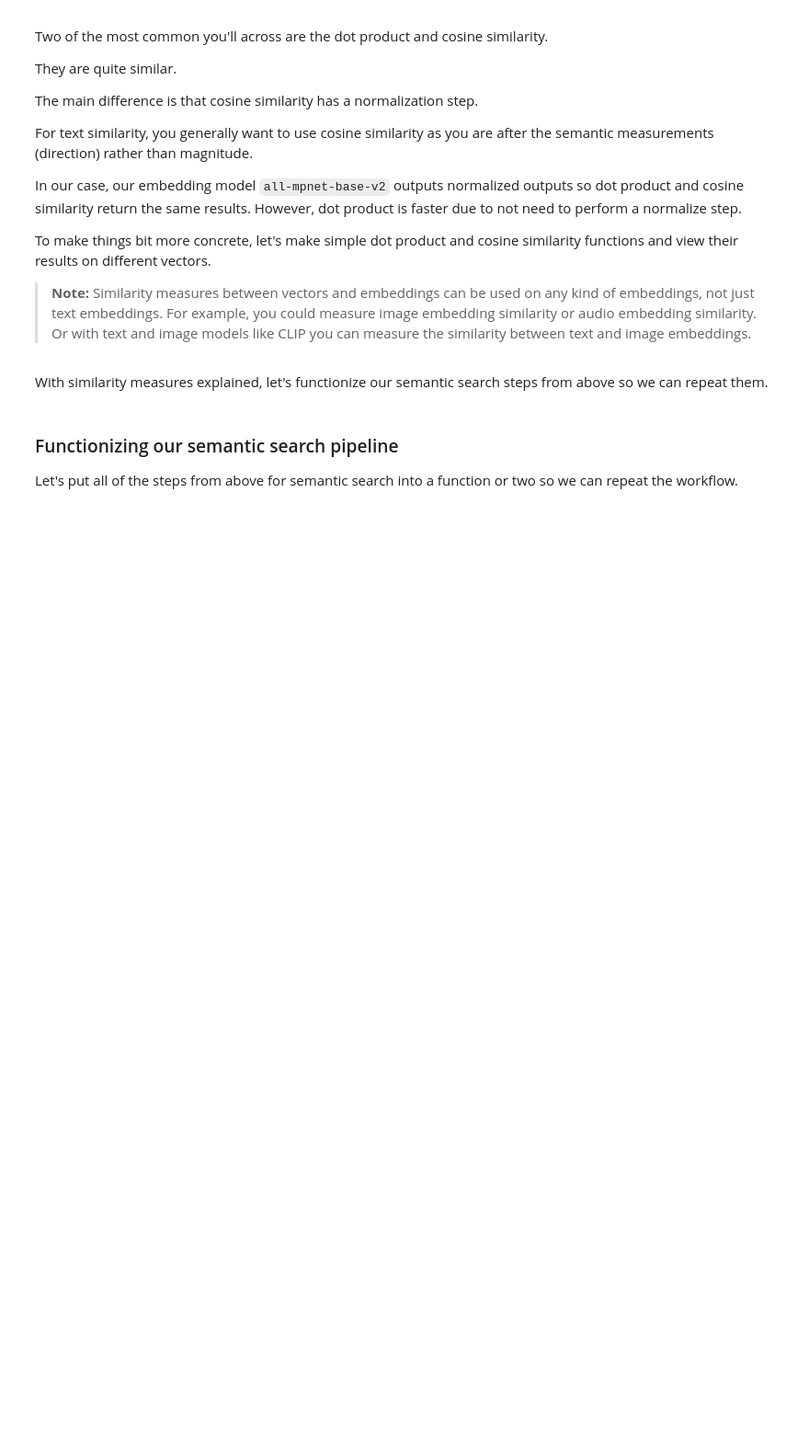
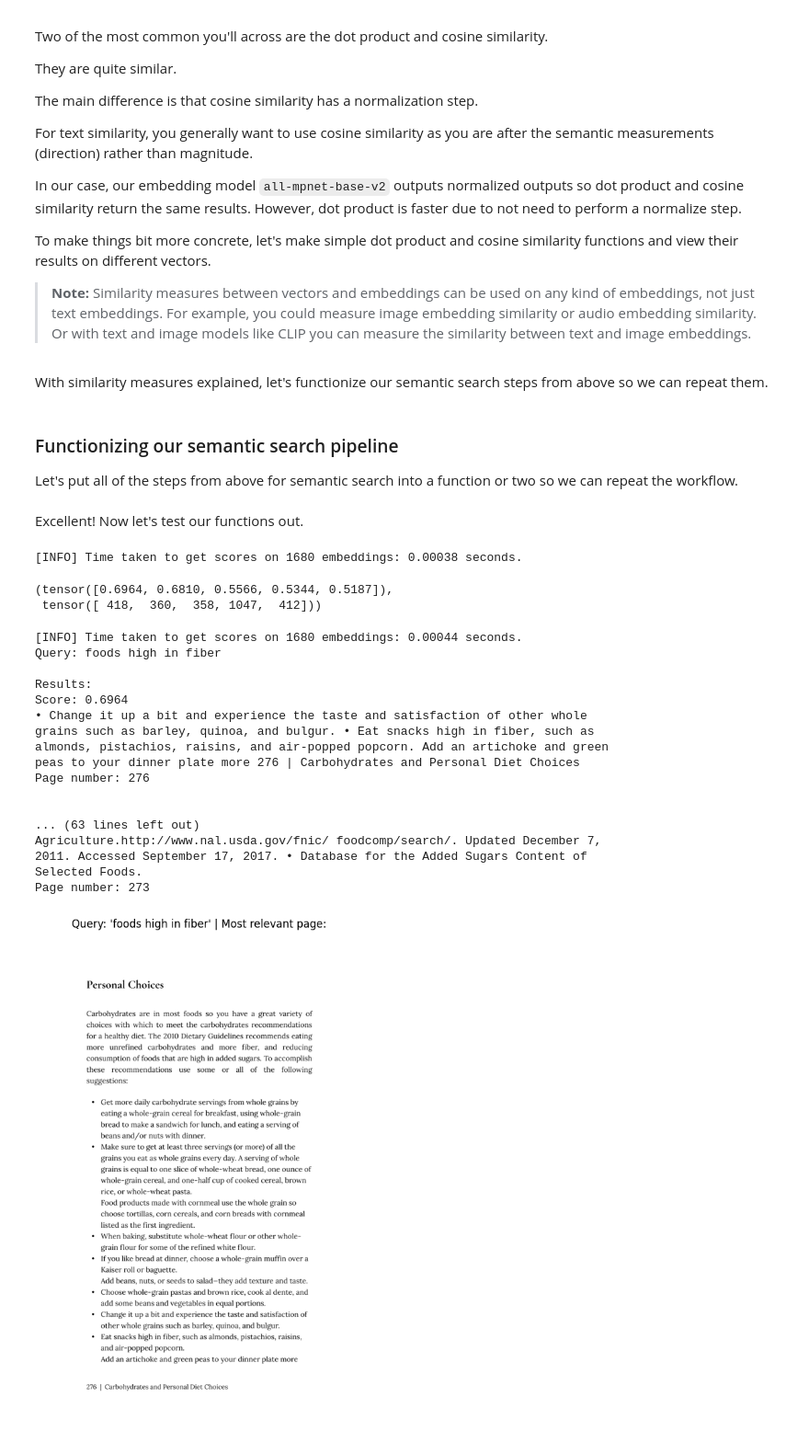
Before and after one commit to debarghya18/local-RAG, a Jupyter notebook: local-rag.ipynb, the cells around one changed output. Shown at 92% size. Cells and saved outputs as stored; diff of their text form; code cells hidden in the pictures; blank space fills up the shorter version.

```diff
--- a/local-rag.ipynb
+++ b/local-rag.ipynb
@@ -1148,3 +1144,61 @@ def print_top_results_and_scores(query: str,
         # Print the page number too so we can reference the textbook further and check the results
         print(f"Page number: {pages_and_chunks[index]['page_number']}")
         print("\n")
+    pdf_path = "human-nutrition-text.pdf" # requires PDF to be downloaded
+    doc = fitz.open(pdf_path)
+    idx = int(pages_and_chunks[indices[0]]['page_number'])
+    page = doc.load_page(41+idx) # number of page (our doc starts page numbers on page 41)
+
+    # Get the image of the page
+    img = page.get_pixmap(dpi=300)
+
+    # Optional: save the image
+    #img.save("output_filename.png")
+    doc.close()
+
+    # Convert the Pixmap to a numpy array
+    img_array = np.frombuffer(img.samples_mv,
+                          dtype=np.uint8).reshape((img.h, img.w, img.n))
+
+    # Display the image using Matplotlib
+    plt.figure(figsize=(13, 10))
+    plt.imshow(img_array)
+    plt.title(f"Query: '{query}' | Most relevant page:")
+    plt.axis('off') # Turn off axis
+    plt.show()
+# %% [markdown]
+Excellent! Now let's test our functions out.
+# %%
+query = "foods high in fiber"
+
+# Get just the scores and indices of top related results
+scores, indices = retrieve_relevant_resources(query=query,
+                                              embeddings=embeddings)
+scores, indices
+# %% [output]
+[INFO] Time taken to get scores on 1680 embeddings: 0.00038 seconds.
+(tensor([0.6964, 0.6810, 0.5566, 0.5344, 0.5187]),
+ tensor([ 418,  360,  358, 1047,  412]))
+# %%
+# Print out the texts of the top scores
+print_top_results_and_scores(query=query,
+                             embeddings=embeddings)
+# %% [output]
+[INFO] Time taken to get scores on 1680 embeddings: 0.00044 seconds.
+Query: foods high in fiber
+
+Results:
+Score: 0.6964
+• Change it up a bit and experience the taste and satisfaction of other whole
+grains such as barley, quinoa, and bulgur. • Eat snacks high in fiber, such as
+almonds, pistachios, raisins, and air-popped popcorn. Add an artichoke and green
+peas to your dinner plate more 276 | Carbohydrates and Personal Diet Choices
+Page number: 276
+
+
+... (63 lines left out)
+Agriculture.http://www.nal.usda.gov/fnic/ foodcomp/search/. Updated December 7,
+2011. Accessed September 17, 2017. • Database for the Added Sugars Content of
+Selected Foods.
+Page number: 273
+[figure, added]
```
Also changed, not shown: parts of 16 cells of this notebook.
